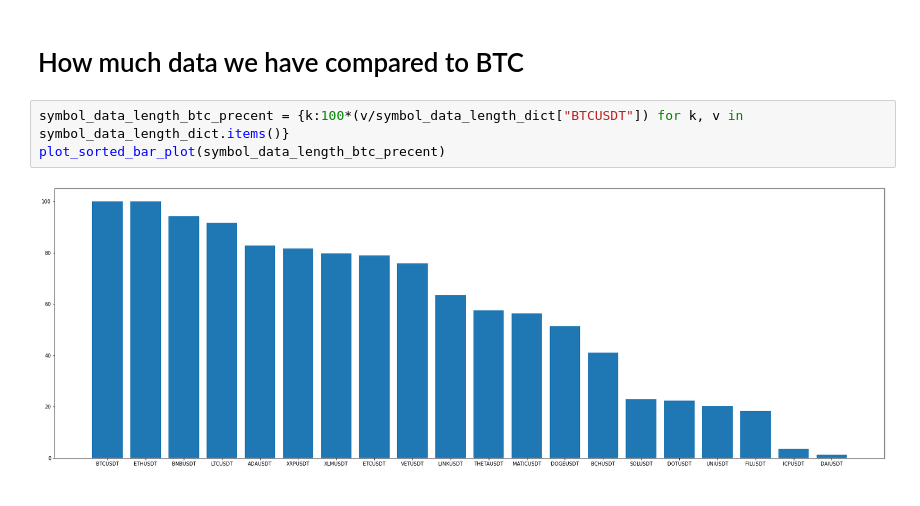
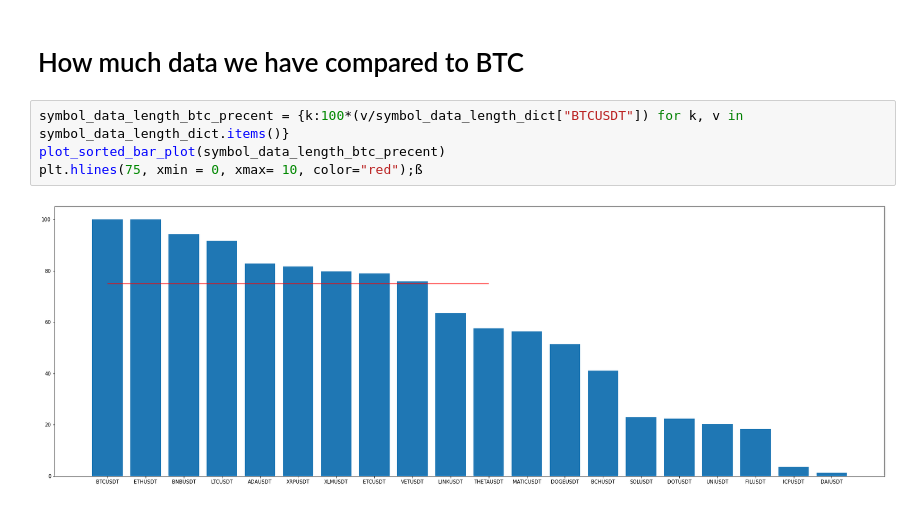
Before and after one commit to guyvandam/3rdYearResearchProject, a Jupyter notebook: most_abnormal_candles.ipynb, the cells around one changed output. Drawn from its saved outputs; the diff is of its cells as text.

```diff
--- a/most_abnormal_candles.ipynb
+++ b/most_abnormal_candles.ipynb
@@ -40,5 +43,6 @@ plot_sorted_bar_plot(symbol_data_length_dict)
 # %%
 symbol_data_length_btc_precent = {k:100*(v/symbol_data_length_dict["BTCUSDT"]) for k, v in symbol_data_length_dict.items()}
 plot_sorted_bar_plot(symbol_data_length_btc_precent)
+plt.hlines(75, xmin = 0, xmax= 10, color="red");ß
 # %% [output]
-[figure, old version]
+[figure, new version]
```
Also changed, not shown: parts of 1 cell of this notebook, 1 other file.
